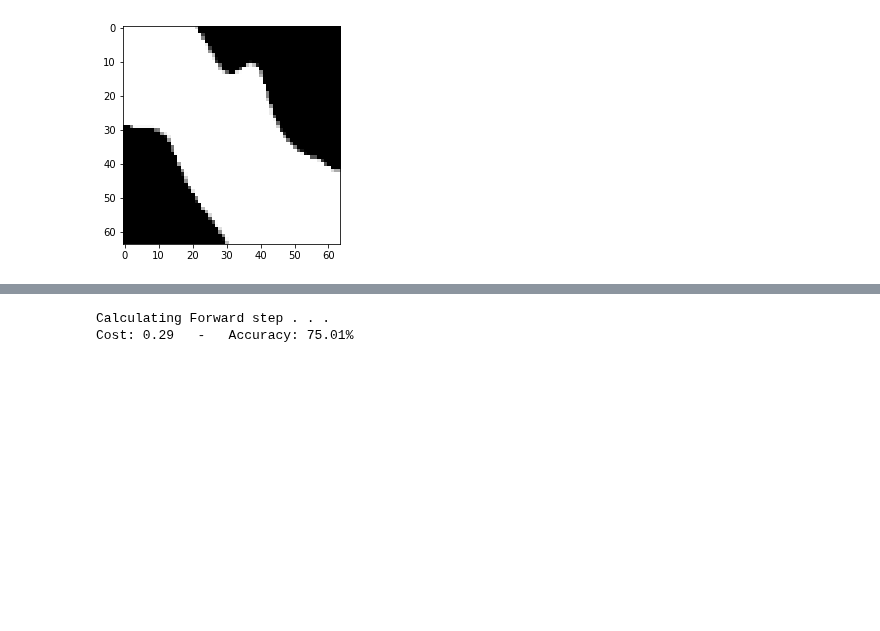
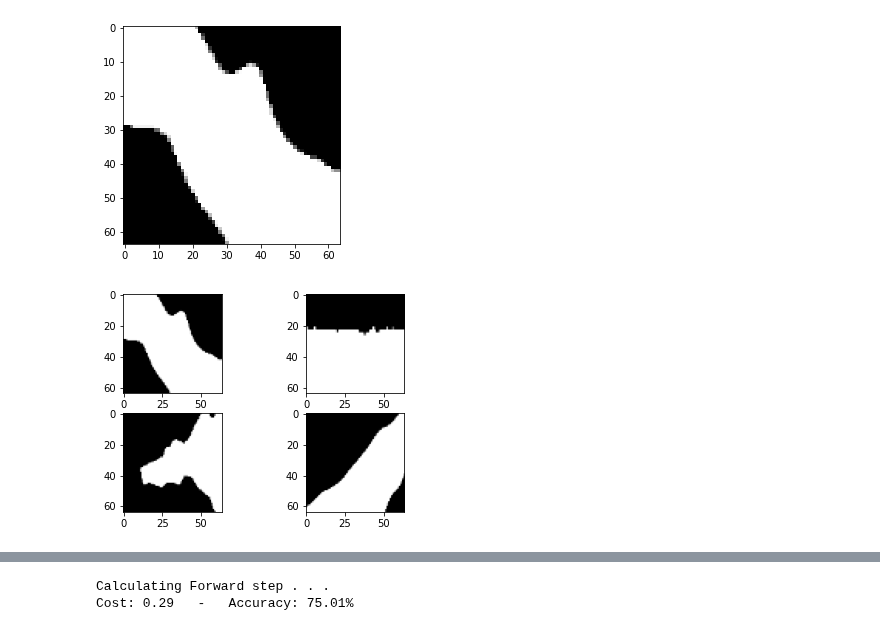
Before and after one commit to labis7/UNET-Using-Numpy, a Jupyter notebook: U-Net - Numpy.ipynb, the cells around one changed output, grey strips where cells are left out. Saved outputs shown, nothing was run; the diff lists cells and outputs as text; code cells hidden in the pictures; blank space fills up the shorter version.

```diff
--- a/U-Net - Numpy.ipynb
+++ b/U-Net - Numpy.ipynb
@@ -134,5 +134,22 @@ plt.imshow(train_labels[0].squeeze(), cmap='Greys_r');
 # %% [output]
 [figure]
+# %%
+fig = plt.figure()
+
+plt.subplot(2, 2, 1)
+plt.imshow(train_labels[0].squeeze(), cmap='Greys_r');
+plt.subplot(2, 2, 2)
+plt.imshow(train_labels[1].squeeze(), cmap='Greys_r');
+
+plt.subplot(2, 2, 3)
+plt.imshow(train_labels[2].squeeze(), cmap='Greys_r');
+
+plt.subplot(2, 2, 4)
+plt.imshow(train_labels[3].squeeze(), cmap='Greys_r');
+
+plt.show()
+# %% [output]
+[figure, added]
 # %%
 #plt.imshow(test_images[0].squeeze(), cmap='Greys_r');
 # %%
```
Also changed, not shown: parts of 10 cells of this notebook, 1 other file.
